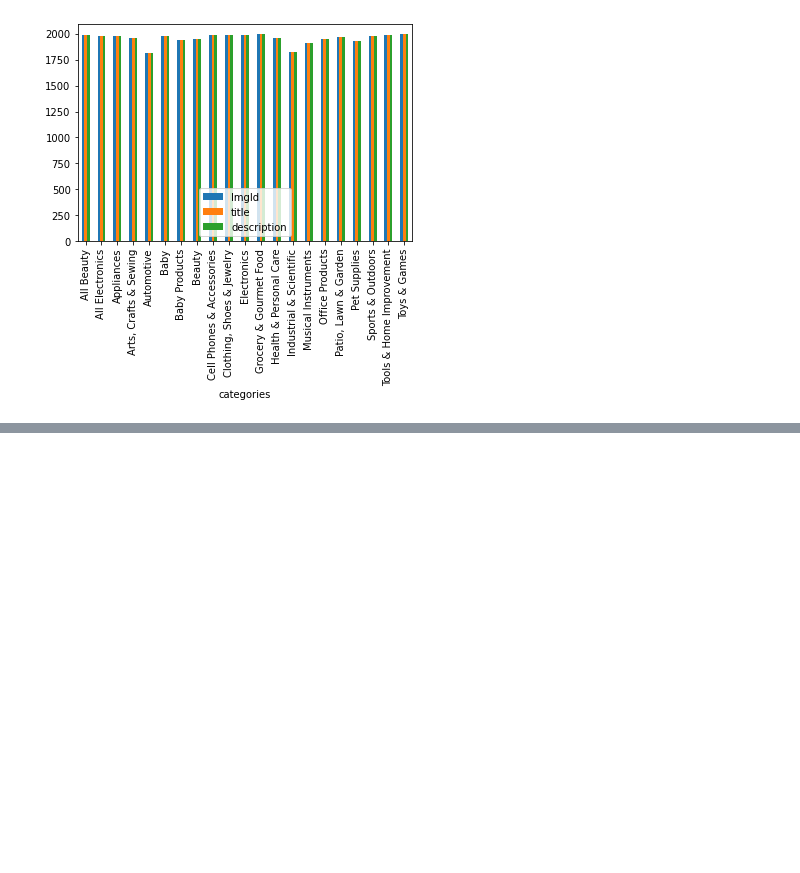
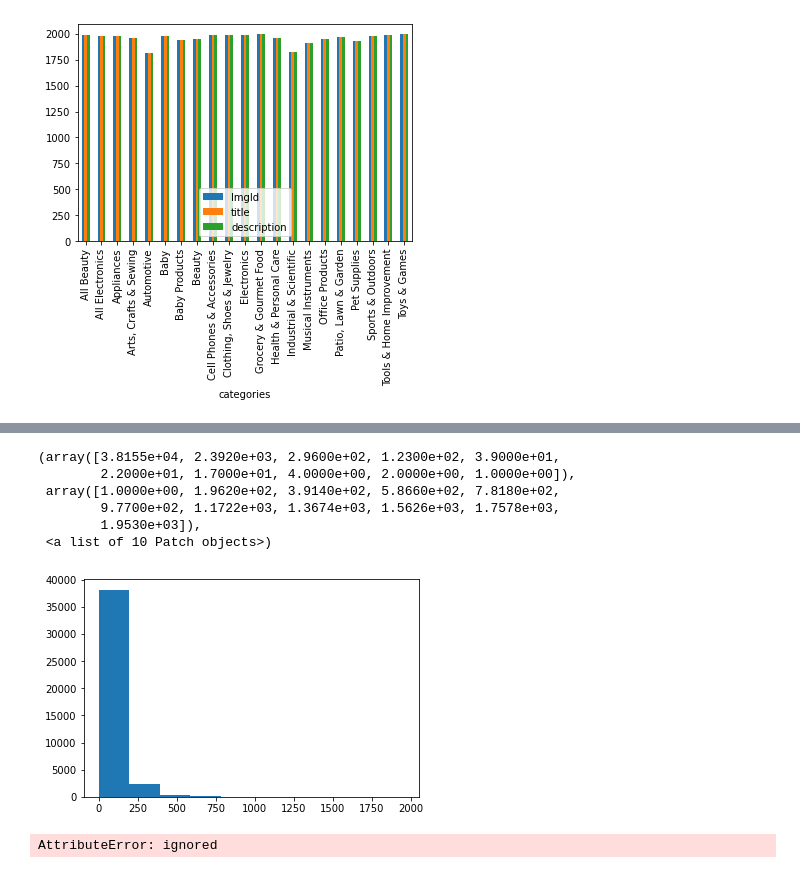
Before and after one commit to Elsasser67/DataScience21, a Jupyter notebook: Projekt/Kaggle_Projekt_Schnell_Theo.ipynb, the cells around one changed output, grey strips where cells are left out. Drawn from its saved outputs; the diff is of its cells as text; code cells hidden in the pictures; blank space fills up the shorter version.

```diff
--- a/Projekt/Kaggle_Projekt_Schnell_Theo.ipynb
+++ b/Projekt/Kaggle_Projekt_Schnell_Theo.ipynb
@@ -233,0 +239,18 @@ We can see that there are a mean of 1950 products for each categories
+# %%
+nbWords = []
+for index, row in data_train.iterrows():
+  nbWords.append(len(row['description'].split()))
+# %%
+plt.hist(nbWords)
+# %% [output]
+(array([3.8155e+04, 2.3920e+03, 2.9600e+02, 1.2300e+02, 3.9000e+01,
+        2.2000e+01, 1.7000e+01, 4.0000e+00, 2.0000e+00, 1.0000e+00]),
+ array([1.0000e+00, 1.9620e+02, 3.9140e+02, 5.8660e+02, 7.8180e+02,
+        9.7700e+02, 1.1722e+03, 1.3674e+03, 1.5626e+03, 1.7578e+03,
+        1.9530e+03]),
+ <a list of 10 Patch objects>)
+[figure, added]
+# %%
+nbWords.max()
+# %% [output]
+AttributeError: ignored
```
Also changed, not shown: parts of 7 cells of this notebook.
